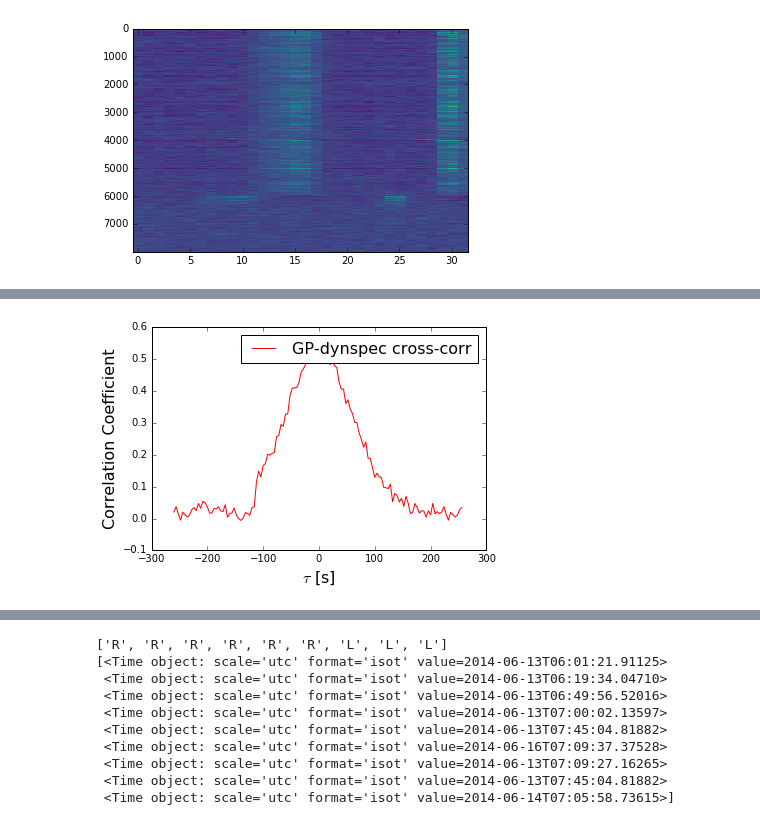
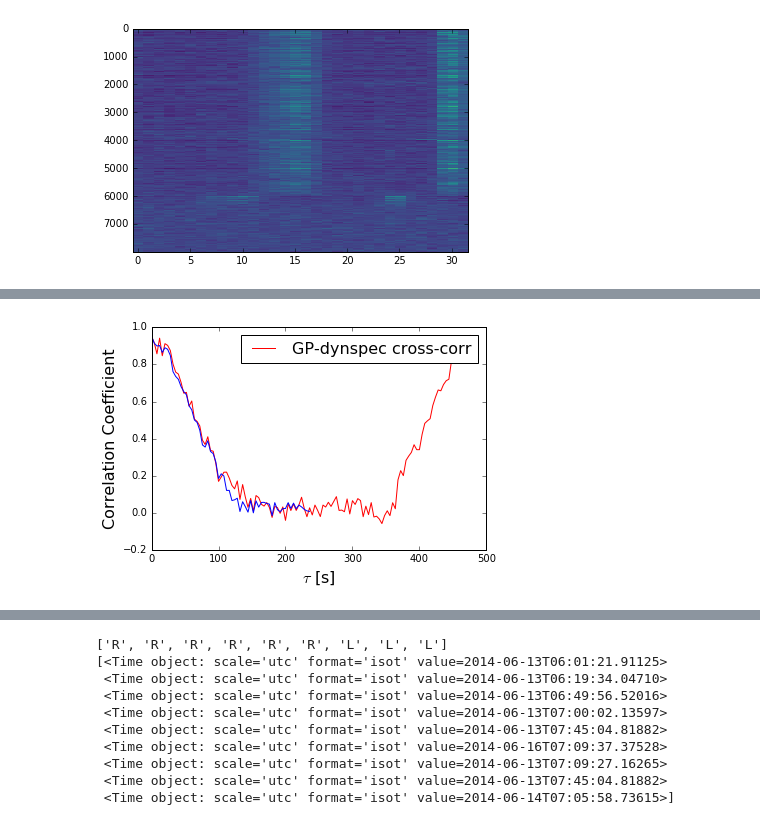
Before and after one commit to ramain/scint_analysis, a Jupyter notebook: b1957_GPs/B1957coherent.ipynb, the cells around one changed output, grey strips where cells are left out. Saved outputs shown, nothing was run; the diff lists cells and outputs as text; code cells hidden in the pictures.

```diff
--- a/b1957_GPs/B1957coherent.ipynb
+++ b/b1957_GPs/B1957coherent.ipynb
@@ -539,12 +530,11 @@ Use this to find part in dynamic spectrum where giant pulse arrives
 #t_gp = Time('2014-06-13T06:01:21.91125', precision=5)
 t_gp = Time('2014-06-13T07:00:02.13597', precision=5)
 
-t0 = Time('2014-06-13T05:35:46')
+t0 = Time('2014-06-13T06:57:10.73000') + 14*4*u.s  # extra 4s
 
 dT = t_gp.unix - t0.unix
-Tbin = int(dT // 3)
-print dyn_day1.shape
-GPdyn = dyn_day1[Tbin-5:Tbin+5,:6000].mean(0)
+Tbin = int(dT // 4)
+GPdyn = dyn_signal[Tbin-2:Tbin+3,:6000].mean(0)
 
 GPR = np.load('/media/drive2/b1957-GPs/RGPs/GP%s.npy' % (t_gp.isot))
 GPL = np.load('/media/drive2/b1957-GPs/LGPs/GP%s.npy' % (t_gp.isot))
@@ -558,9 +548,12 @@ pulse = (abs(GP[6])**2.0).sum(-1)
 bg = (abs(GP[:5])**2.0).mean(0).sum(-1)
 bgbin = (abs(GP[9])**2.0).sum(-1)
 
-GPspec = pulse - bg
-GPspec /= GPspec.std()
-GPdyn /= GPdyn.std()
+# Flux Calibration
+
+GPspec = (pulse - bg) / np.mean(bg) * 12
+GPdyn = GPdyn * GPspec.std() / GPdyn.std()
+
+print(np.mean(bg))
 
 %matplotlib inline
 
@@ -570,7 +563,7 @@ plt.plot(freq, GPdyn, 'r', label='Dynamic Spectrum')
 plt.plot()
 plt.legend()
 plt.xlabel(r'$\nu (MHz)$', fontsize=16)
-plt.ylabel('I (arbitrary)', fontsize=16)
+plt.ylabel(r'$F_{\nu} (Jy)$', fontsize=16)
 plt.legend(fontsize=14)
 
 # Select subset for plotting
@@ -638,38 +578,46 @@ if figures:
 # %%
 """
 Compute cross correlation between GP spectra and dynamic spectra
 
 It should be maximal at zero lag if the pattern are the same
-REQUIRES PREVIOUS STEPS ON DYNSPEC TO GET tdyncorr, dyncorr_cal
+REQUIRES PREVIOUS STEPS ON DYNSPEC TO GET tdyncorr dyn_signal
 
-FIGURE 4 IN PAPER
 """
 
-N = 130
+N = dyn_signal.shape[0]
 ccarray = np.zeros(N)
-tgpcorr = []
 dyn_comp = np.array(dyn_signal)
 GP = pulse - bg
 
-j=0
 for i in range(-N//2, N//2):
 
-    nom = np.mean((GP-np.mean(GP))*(dyn_comp[Tbin+i]-np.mean(dyn_comp[Tbin+i])))
-    denom = np.sqrt((np.std(GP)**2.0 - np.std(bgbin)**2.0)*
-                    (np.std(dyn_comp[Tbin+i])**2.0 - np.std(dyn_noise[Tbin+i])**2.0))
+    dyn1 = np.array(GP)
+    dyn2 = np.array(dyn_signal[Tbin+i])
 
-    ccarray[j] = nom / denom
-    tgpcorr.append(i*4)
-    j+=1
+    dynbg1 = np.array(bgbin)
+    dynbg2 = np.array(dyn_noise[Tbin+i])
 
-plt.plot(tgpcorr, ccarray, 'r', label='GP-dynspec cross-corr')
+    autoc = (dyn1 - np.mean(dyn1))  * (dyn2 - np.mean(dyn2))
+    bgcorr = dynbg1*dynbg2
+
+    std1 = np.std(dyn1)**2.0 - np.mean(dynbg1**2.0)
+    std2 = np.std(dyn2)**2.0 - np.mean(dynbg2**2.0)
+
+    ccarray[i] = np.mean( autoc / np.sqrt(std1 * std2)) - np.mean( bgcorr / np.sqrt(std1 * std2))
+
+h1 = ccarray[:len(ccarray)//2]
+h2 = ccarray[len(ccarray)//2:]
+cc_folded = (h1 + h2[::-1])/2
+
+plt.plot(tdyncorr, ccarray, 'r', label='GP-dynspec cross-corr')
+plt.plot(tdyncorr[:60], cc_folded)
 
 plt.ylabel('Correlation Coefficient', fontsize=16)
 plt.xlabel(r'$\tau$ [s]', fontsize=16)
 plt.legend(fontsize=16)
 if figures:
     plt.savefig('{0}DynCorr.pdf'.format(figdir))
 # %% [output]
-[figure, old version]
+[figure, new version]
 # %%
 def tcorr_loop(corr, n):
```
Also changed, not shown: parts of 16 cells of this notebook, 12 other files.
